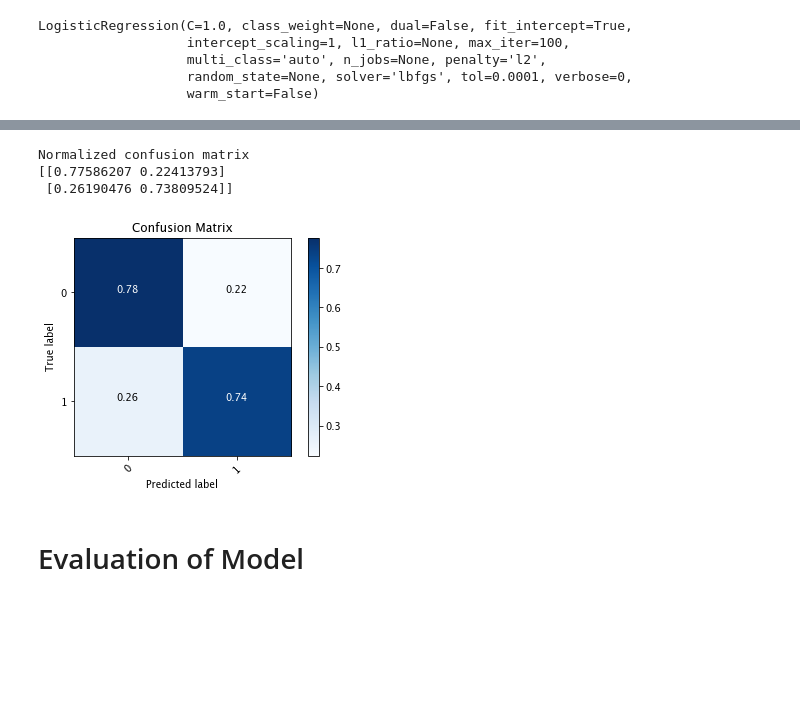
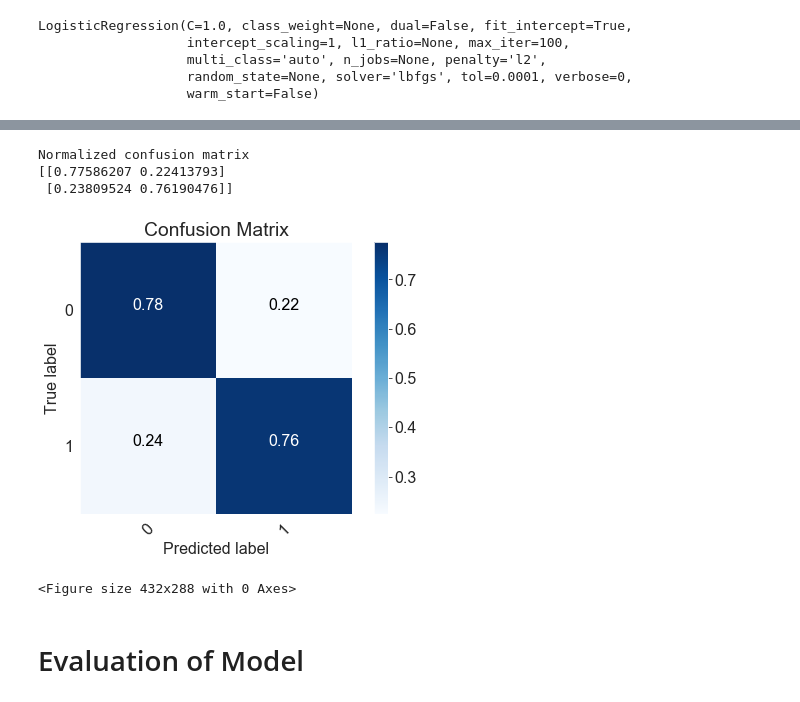
Before and after one commit to estkae/HR_project, a Jupyter notebook: Evaluation_Modeling.ipynb, the cells around one changed output, grey strips where cells are left out. Cells and saved outputs as stored; diff of their text form; code cells hidden in the pictures; blank space fills up the shorter version.

```diff
--- a/Evaluation_Modeling.ipynb
+++ b/Evaluation_Modeling.ipynb
@@ -794,8 +792,10 @@ array([[45, 13],
 # %%
+fig, ax = plt.subplots(figsize=(8,5))
+ax = plt.grid(False)
+plt.rcParams.update({'font.size': 16})
 plot_confusion_matrix(cnf_matrix, classes=class_names, normalize=False,
-                      title='Normalized confusion matrix')
-
-fig = ax.get_figure()
+                      title='Confusion matrix')
+plt.tight_layout()
 fig.savefig("images/conf_matrix.png")
 # %% [output]
 Confusion matrix, without normalization
@@ -805,14 +806,16 @@ Confusion matrix, without normalization
 # %%
-plot_confusion_matrix(cnf_matrix, classes=class_names, normalize=True,
-                      title='Normalized confusion matrix')
-
-fig = ax.get_figure()
-fig.savefig("images/conf_matrix.png")
+fig, ax = plt.subplots(figsize=(8,5))
+ax = plt.grid(False)
+plt.rcParams.update({'font.size': 16})
+plot_confusion_matrix(cnf_matrix, classes=class_names, normalize=True, title='Normalized confusion matrix')
+plt.tight_layout()
+fig.savefig("images/conf_matrix_normalized.png")
 # %% [output]
 Normalized confusion matrix
 [[0.77586207 0.22413793]
- [0.26190476 0.73809524]]
+ [0.23809524 0.76190476]]
-[figure, old version]
+[figure, new version]
+<Figure size 432x288 with 0 Axes>
 # %% [markdown]
 # Evaluation of Model
 # %%
```
Also changed, not shown: parts of 37 cells of this notebook.
